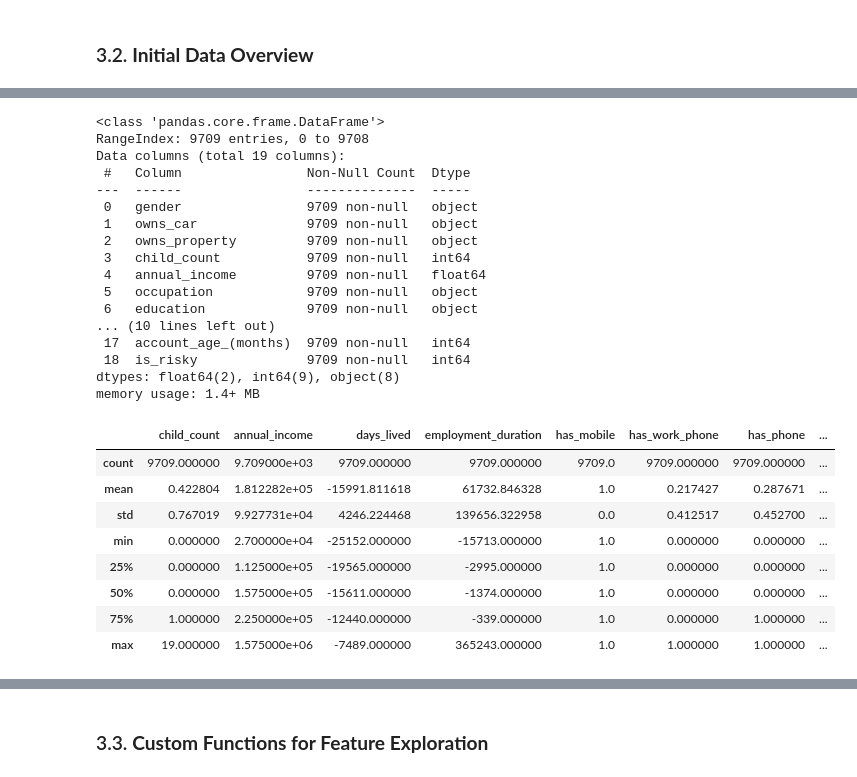
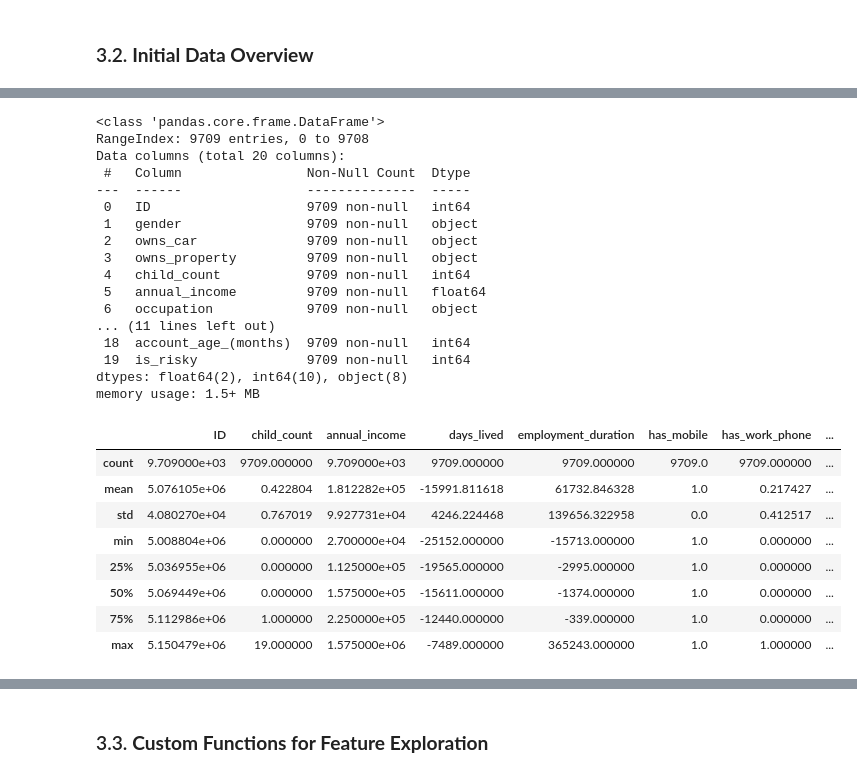
Before and after one commit to himaanssu/Credit_Card_Approval_Prediction, a Jupyter notebook: project.ipynb, the cells around one changed output, grey strips where cells are left out. Drawn from its saved outputs; the diff is of its cells as text; code cells hidden in the pictures.

```diff
--- a/project.ipynb
+++ b/project.ipynb
@@ -104,33 +101,33 @@ final_df.head()
 # %%
-final_df.info()
+cc_application_df.info()
 # %% [output]
 <class 'pandas.core.frame.DataFrame'>
 RangeIndex: 9709 entries, 0 to 9708
-Data columns (total 19 columns):
+Data columns (total 20 columns):
  #   Column                Non-Null Count  Dtype
 ---  ------                --------------  -----
- 0   gender                9709 non-null   object
- 1   owns_car              9709 non-null   object
- 2   owns_property         9709 non-null   object
- 3   child_count           9709 non-null   int64
- 4   annual_income         9709 non-null   float64
- 5   occupation            9709 non-null   object
- 6   education             9709 non-null   object
-... (10 lines left out)
- 17  account_age_(months)  9709 non-null   int64
- 18  is_risky              9709 non-null   int64
-dtypes: float64(2), int64(9), object(8)
-memory usage: 1.4+ MB
+ 0   ID                    9709 non-null   int64
+ 1   gender                9709 non-null   object
+ 2   owns_car              9709 non-null   object
+ 3   owns_property         9709 non-null   object
+ 4   child_count           9709 non-null   int64
+ 5   annual_income         9709 non-null   float64
+ 6   occupation            9709 non-null   object
+... (11 lines left out)
+ 18  account_age_(months)  9709 non-null   int64
+ 19  is_risky              9709 non-null   int64
+dtypes: float64(2), int64(10), object(8)
+memory usage: 1.5+ MB
 # %%
-final_df.describe()
+cc_application_df.describe()
 # %% [output]
-|  | child_count | annual_income | days_lived | employment_duration | has_mobile | has_work_phone | has_phone | ... |
-| count | 9709.000000 | 9.709000e+03 | 9709.000000 | 9709.000000 | 9709.0 | 9709.000000 | 9709.000000 | ... |
-| mean | 0.422804 | 1.812282e+05 | -15991.811618 | 61732.846328 | 1.0 | 0.217427 | 0.287671 | ... |
-| std | 0.767019 | 9.927731e+04 | 4246.224468 | 139656.322958 | 0.0 | 0.412517 | 0.452700 | ... |
-| min | 0.000000 | 2.700000e+04 | -25152.000000 | -15713.000000 | 1.0 | 0.000000 | 0.000000 | ... |
-| 25% | 0.000000 | 1.125000e+05 | -19565.000000 | -2995.000000 | 1.0 | 0.000000 | 0.000000 | ... |
-| 50% | 0.000000 | 1.575000e+05 | -15611.000000 | -1374.000000 | 1.0 | 0.000000 | 0.000000 | ... |
-| 75% | 1.000000 | 2.250000e+05 | -12440.000000 | -339.000000 | 1.0 | 0.000000 | 1.000000 | ... |
-| max | 19.000000 | 1.575000e+06 | -7489.000000 | 365243.000000 | 1.0 | 1.000000 | 1.000000 | ... |
+|  | ID | child_count | annual_income | days_lived | employment_duration | has_mobile | has_work_phone | ... |
+| count | 9.709000e+03 | 9709.000000 | 9.709000e+03 | 9709.000000 | 9709.000000 | 9709.0 | 9709.000000 | ... |
+| mean | 5.076105e+06 | 0.422804 | 1.812282e+05 | -15991.811618 | 61732.846328 | 1.0 | 0.217427 | ... |
+| std | 4.080270e+04 | 0.767019 | 9.927731e+04 | 4246.224468 | 139656.322958 | 0.0 | 0.412517 | ... |
+| min | 5.008804e+06 | 0.000000 | 2.700000e+04 | -25152.000000 | -15713.000000 | 1.0 | 0.000000 | ... |
+| 25% | 5.036955e+06 | 0.000000 | 1.125000e+05 | -19565.000000 | -2995.000000 | 1.0 | 0.000000 | ... |
+| 50% | 5.069449e+06 | 0.000000 | 1.575000e+05 | -15611.000000 | -1374.000000 | 1.0 | 0.000000 | ... |
+| 75% | 5.112986e+06 | 1.000000 | 2.250000e+05 | -12440.000000 | -339.000000 | 1.0 | 0.000000 | ... |
+| max | 5.150479e+06 | 19.000000 | 1.575000e+06 | -7489.000000 | 365243.000000 | 1.0 | 1.000000 | ... |
 # %%
```
Also changed, not shown: parts of 9 cells of this notebook.
